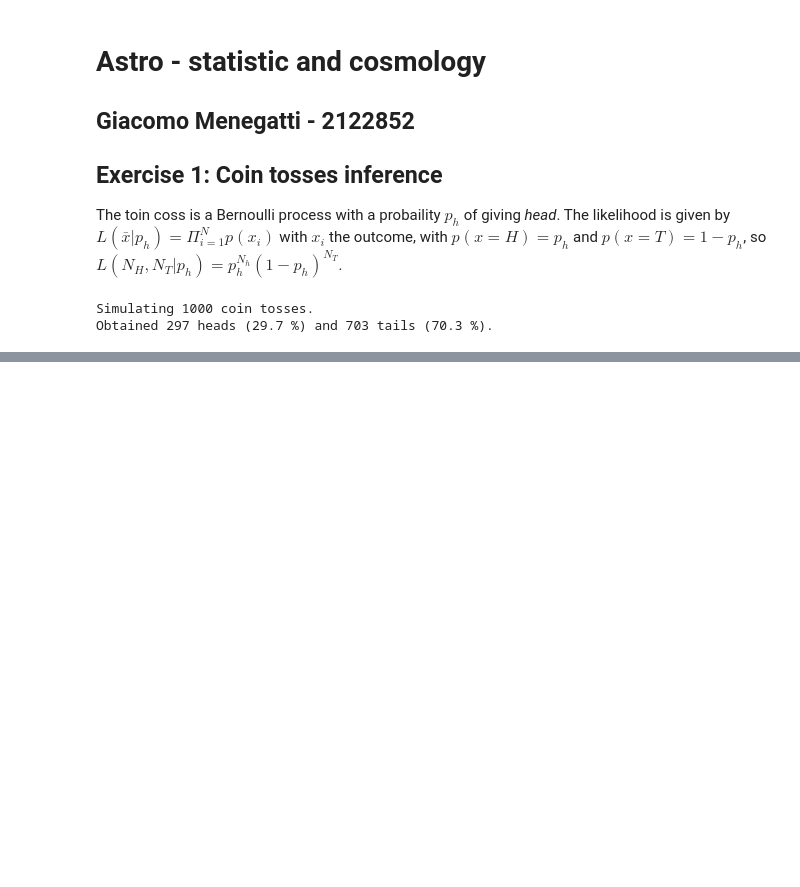
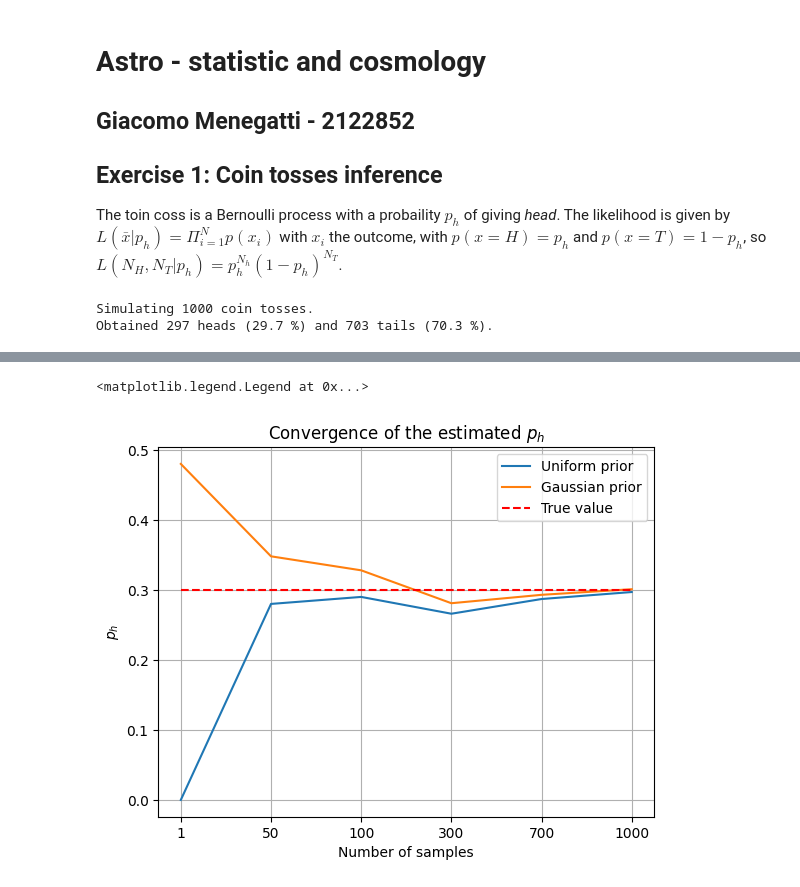
Before and after one commit to Giacomo-Menegatti/AstroStat, a Jupyter notebook: Homework_1.ipynb, the cells around one changed output, grey strips where cells are left out. Drawn from its saved outputs; the diff is of its cells as text; code cells hidden in the pictures; blank space fills up the shorter version.

```diff
--- a/Homework_1.ipynb
+++ b/Homework_1.ipynb
@@ -37,0 +75,13 @@ plt.plot(p, likelihood(x[0:1000])(p))
+# %%
+str_levels = [str(l) for l in levels]
+plt.plot(str_levels, maxima_uni, label='Uniform prior')
+plt.plot(str_levels, maxima_norm, label='Gaussian prior')
+plt.hlines(0.3, '1','1000', color='red', linestyle='--', label='True value')
+plt.xlabel('Number of samples')
+plt.ylabel('$p_h$')
+plt.title('Convergence of the estimated $p_h$')
+plt.grid()
+plt.legend()
+# %% [output]
+<matplotlib.legend.Legend at 0x...>
+[figure, added]
```
Also changed, not shown: parts of 8 cells of this notebook.
